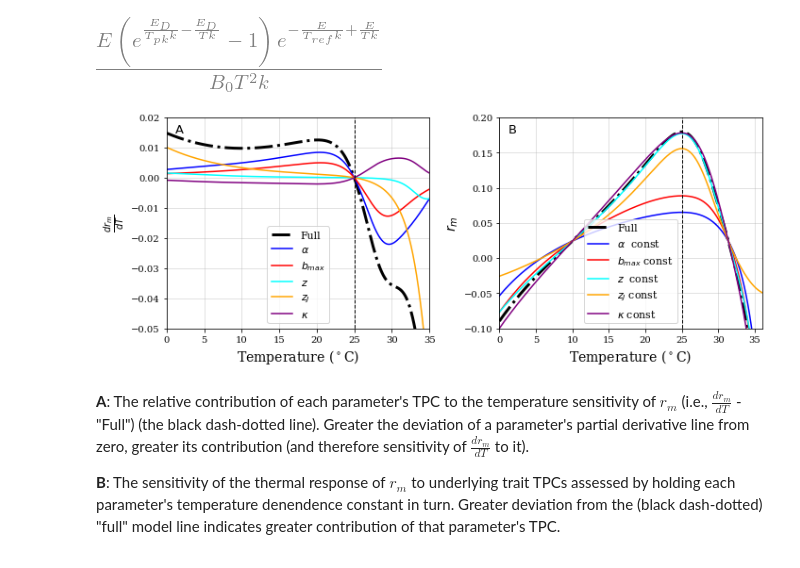
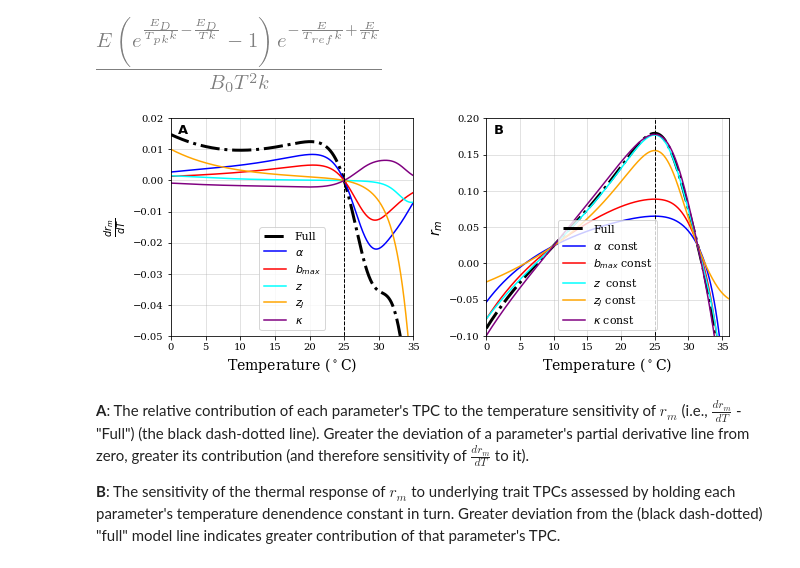
Before and after one commit to EcoEngLab/TraitMismatchPaper-main, a Jupyter notebook: code/TraitMismatch_SI.ipynb, the cells around one changed output. Cells and saved outputs as stored; diff of their text form; code cells hidden in the pictures.

```diff
--- a/code/TraitMismatch_SI.ipynb
+++ b/code/TraitMismatch_SI.ipynb
@@ -585,41 +559,42 @@ r_kap_cons_vec = r_SP_app_lam(bmax_vec,zJ_vec, z_vec, kap_par, alp_vec)
 # %%
 fig = plt.figure(figsize=(10, 4))
 ax = fig.add_subplot(121)
-ax.set_title('A', fontsize=13, x=.05, y=.9,**csfont);
+ax.set_title('A', weight="bold", fontsize=13, x=.05, y=.9,**csfont);
 
 ax.plot(T_vec-273.15,dr_dT_vec, 'black',linewidth=3, linestyle='-.')
 ax.plot(T_vec-273.15,dr_dalp_dT_vec, 'blue')
 ax.plot(T_vec-273.15,dr_dbmax_dT_vec, 'red')
 ax.plot(T_vec-273.15,dr_dz_dT_vec, 'cyan')
 ax.plot(T_vec-273.15,dr_dzJ_dT_vec, 'orange')
 ax.plot(T_vec-273.15,dr_dkap_dT_vec, 'purple')
 ax.plot([T_pk_par, T_pk_par], [ax.get_ylim()[0],ax.get_ylim()[1]], color='k', linestyle='--', linewidth=1)
 ax.set_xlim([0,35])
 ax.set_ylim(-0.05,0.02)
 ax.set_xlabel(r'Temperature ($^\circ$C)', fontsize=14);
 ax.set_ylabel(r'$\frac{dr_m}{dT}$', fontsize=14);
 plt.legend(['Full', r'$\alpha$', '$b_{max}$', '$z$', '$z_J$', r'$\kappa$'], loc='lower center',fontsize=11)
 
 ax = fig.add_subplot(122)
-ax.set_title('B', fontsize=13, x=.05, y=.9,**csfont);
+ax.set_title('B', weight="bold", fontsize=13, x=.05, y=.9,**csfont);
 ax.plot(T_vec-273.15,r_m_vec, 'black',linewidth=3, linestyle='-.');
 ax.plot(T_vec-273.15,r_alp_cons_vec, 'blue');
 ax.plot(T_vec-273.15,r_bmax_cons_vec, 'red');
 ax.plot(T_vec-273.15,r_z_cons_vec, 'cyan');
 ax.plot(T_vec-273.15,r_zJ_cons_vec, 'orange');
 ax.plot(T_vec-273.15,r_kap_cons_vec, 'purple');
 ax.plot([T_pk_par, T_pk_par], [ax.get_ylim()[0],ax.get_ylim()[1]], color='k', linestyle='--', linewidth=1)
 ax.set_xlim(0,36)
 ax.set_ylim(-0.1,.2)
 ax.set_xlabel(r'Temperature ($^\circ$C)', fontsize=14);
 ax.set_ylabel('$r_m$', fontsize=14);
 plt.legend(['Full', r'$\alpha$  const', '$b_{max}$ const', '$z$  const', '$z_J$ const',r'$\kappa$ const'], loc='lower center',fontsize=11)
 
-fig.tight_layout()
+plt.subplots_adjust(wspace=0.3)
+
 
 plt.savefig('../results/r_sens.pdf')
 # %% [output]
-[figure, old version]
+[figure, new version]
 # %% [markdown]
 **A**: The relative contribution of each parameter's TPC to the temperature sensitivity of $r_m$ (i.e., $\frac{dr_m}{dT}$ - "Full") (the black dash-dotted line). Greater the deviation of a parameter's partial derivative line from zero, greater its contribution (and therefore sensitivity of $\frac{dr_m}{dT}$ to it).
 
```
Also changed, not shown: parts of 22 cells of this notebook, 2 other files.
